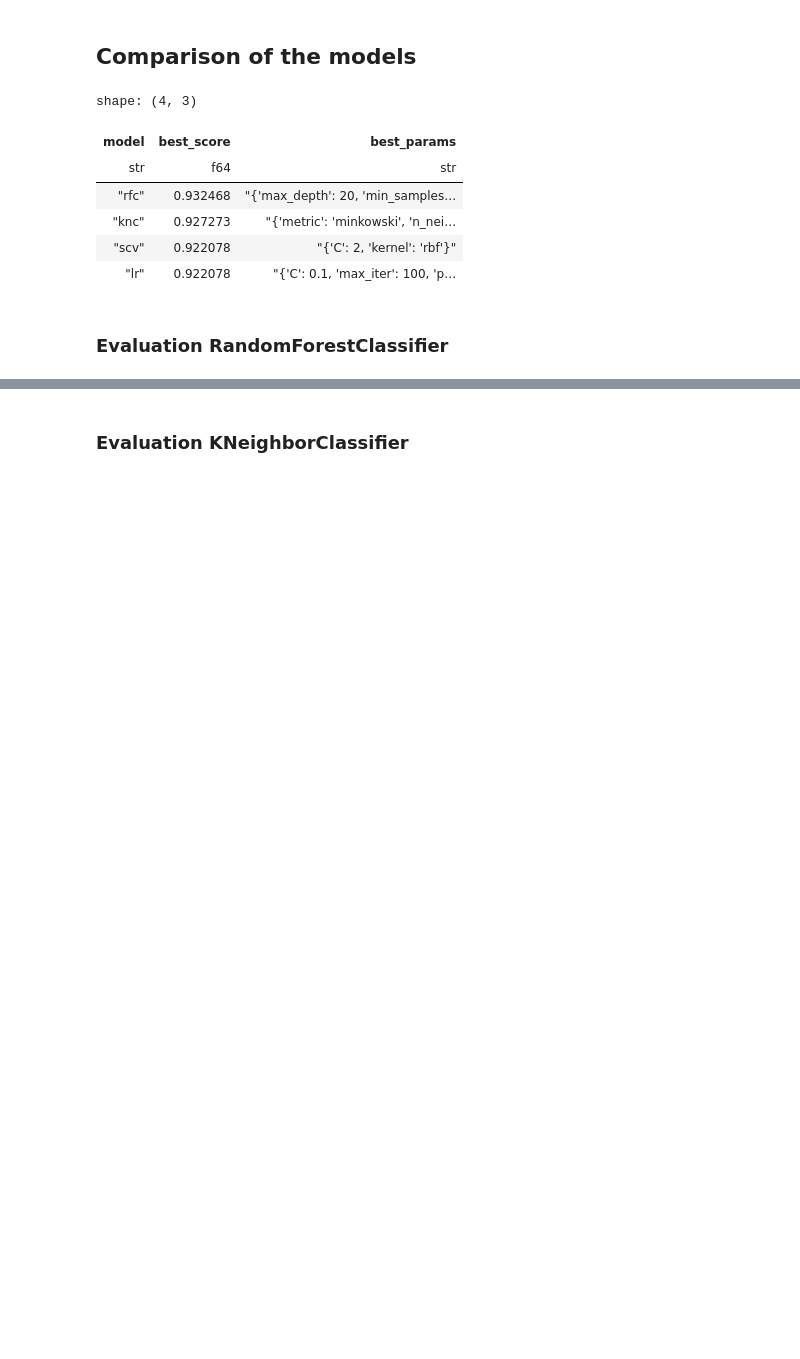
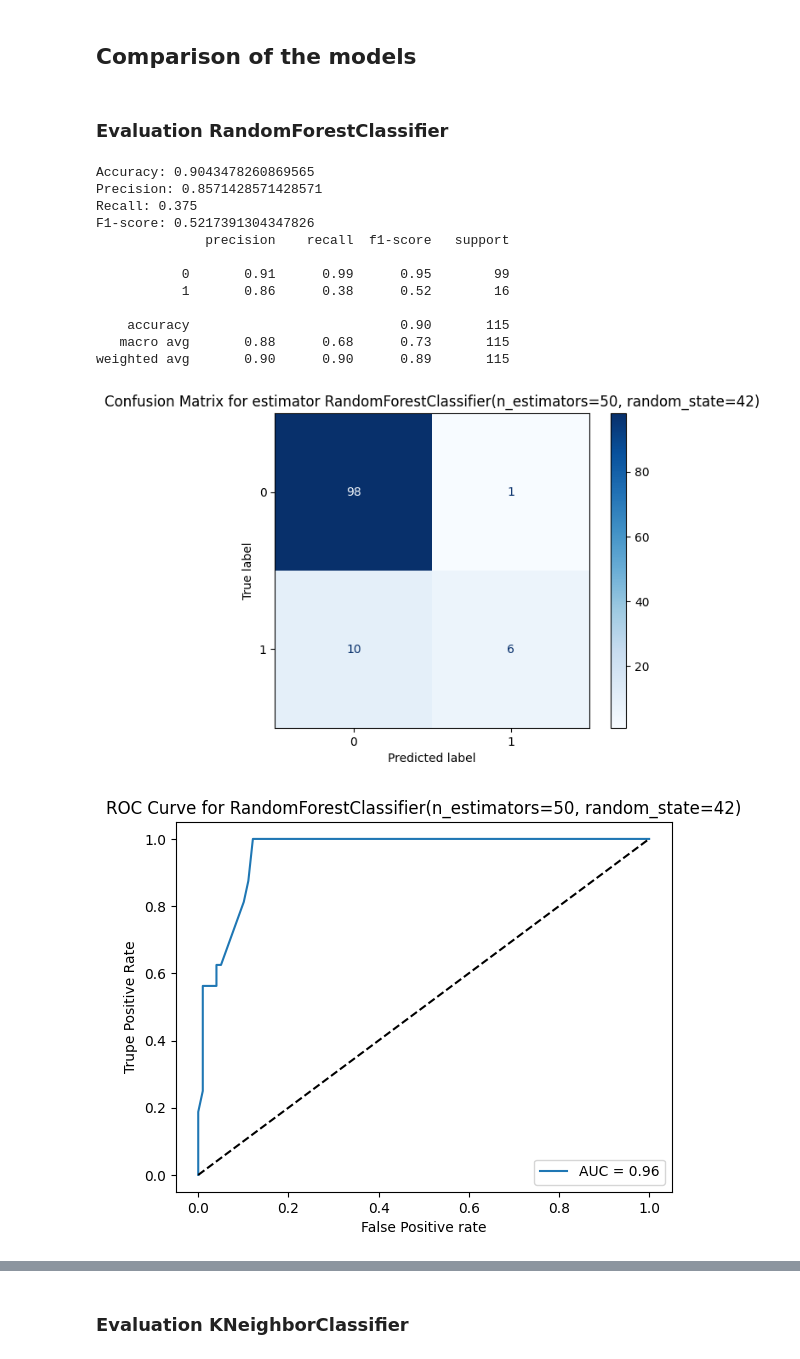
Before and after one commit to fendraq/ml_application_documents, a Jupyter notebook: model_training_mini_batch/exploratory_model_training.ipynb, the cells around one changed output, grey strips where cells are left out. Drawn from its saved outputs; the diff is of its cells as text; code cells hidden in the pictures; blank space fills up the shorter version.

Commit message:
Add model evaluator with error handling

```diff
--- a/model_training_mini_batch/exploratory_model_training.ipynb
+++ b/model_training_mini_batch/exploratory_model_training.ipynb
@@ -62,7 +64,7 @@ param_grid_l2 = {'penalty': ['l2'], 'solver': ['lbfgs'], 'C': lr_c, 'max_iter':
 param_grid_elasticnet = {'penalty': ['elasticnet'], 'solver': ['saga'], 'C': lr_c, 'max_iter': max_iter, 'l1_ratio': [0.5]}
 
 
-model_dict = {
+model_and_param_dict = {
     'rfc': (
         rfc,
         {
@@ -79,7 +81,7 @@ model_dict = {
             'metric': metric
         }
     ),
-    'scv': (
+    'svc': (
         svc,
         {
             'C': svc_c,
@@ -95,7 +97,7 @@ model_dict = {
 # Using GridSearchCV - hyperparams
 all_results = {}
 
-for name, (model, param_grid) in model_dict.items():
+for name, (model, param_grid) in model_and_param_dict.items():
     start = time.time()
     grid = GridSearchCV(model, param_grid, n_jobs=-1)
     grid.fit(X_trained_scaled, y_train)
@@ -117,21 +134,8 @@ Short conclusion
 # %% [markdown]
 ## Comparison of the models
 # %%
-results_list = []
-for name, grid in all_results.items():
-    results_list.append({
-        "model": name,
-        "best_score": grid.best_score_,
-        "best_params": str(grid.best_params_)
-    })
-
-results_df = pl.DataFrame(results_list, strict=False)
-results_df
+# Saving best estimator
+best_rfc = all_results['rfc'].best_estimator_
+best_knc = all_results['knc'].best_estimator_
+best_svc = all_results['svc'].best_estimator_
+best_lr = all_results['lr'].best_estimator_
-# %% [output]
-shape: (4, 3)
-| model | best_score | best_params |
-| str | f64 | str |
-| "rfc" | 0.932468 | "{'max_depth': 20, 'min_samples… |
-| "knc" | 0.927273 | "{'metric': 'minkowski', 'n_nei… |
-| "scv" | 0.922078 | "{'C': 2, 'kernel': 'rbf'}" |
-| "lr" | 0.922078 | "{'C': 0.1, 'max_iter': 100, 'p… |
@@ -139,3 +214,19 @@ shape: (4, 3)
 ### Evaluation RandomForestClassifier
 # %%
 # Evaluation RandomForestClassifier
+model_evaluator(best_rfc, X_test_scaled, y_test)
+# %% [output]
+Accuracy: 0.9043478260869565
+Precision: 0.8571428571428571
+Recall: 0.375
+F1-score: 0.5217391304347826
+              precision    recall  f1-score   support
+
+           0       0.91      0.99      0.95        99
+           1       0.86      0.38      0.52        16
+
+    accuracy                           0.90       115
+   macro avg       0.88      0.68      0.73       115
+weighted avg       0.90      0.90      0.89       115
+[figure, added]
+[figure, added]
```
Also changed, not shown: parts of 10 cells of this notebook, 3 other files.
